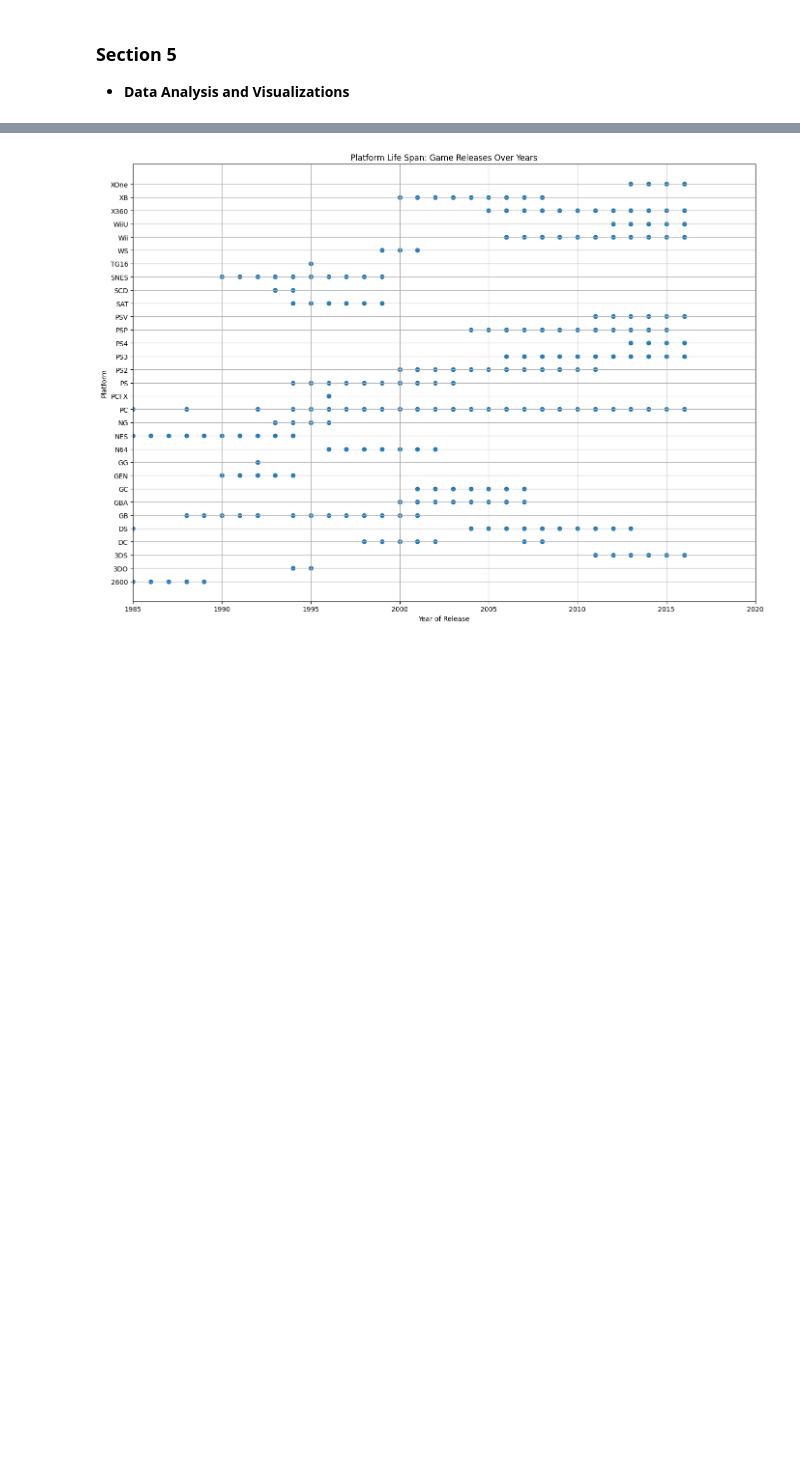
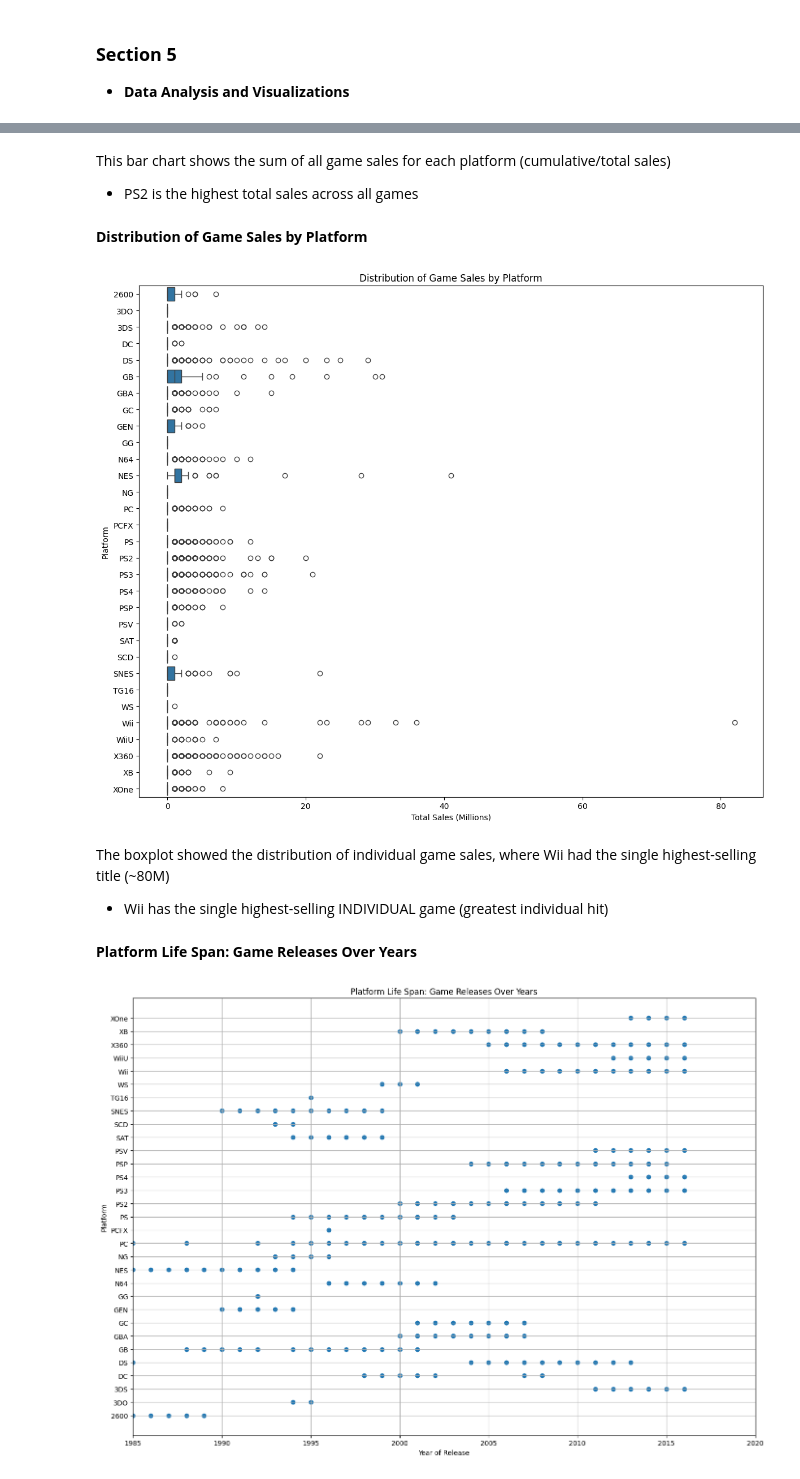
Before and after one commit to bea-bijanne/ice-games-analysis, a Jupyter notebook: ice_games_analysis.ipynb, the cells around one changed output, grey strips where cells are left out. Drawn from its saved outputs; the diff is of its cells as text; code cells hidden in the pictures; blank space fills up the shorter version.

```diff
--- a/ice_games_analysis.ipynb
+++ b/ice_games_analysis.ipynb
@@ -836,3 +824,28 @@ plt.show()
+# %% [markdown]
+This bar chart shows the sum of all game sales for each platform (cumulative/total sales)
+- PS2 is the highest total sales across all games
+# %% [markdown]
+**Distribution of Game Sales by Platform**
+# %%
+data_files_games['total_sales'] = data_files_games['na_sales'] + data_files_games['eu_sales'] + \
+                                 data_files_games['jp_sales'] + data_files_games['other_sales']
+
+plt.figure(figsize=(12, 10))
+
+sns.boxplot(x='total_sales', y='platform', data=data_files_games, orient='h')
+
+plt.xlabel('Total Sales (Millions)')
+plt.ylabel('Platform')
+plt.title('Distribution of Game Sales by Platform')
+plt.tight_layout()
+plt.show()
+# %% [output]
+[figure, added]
+# %% [markdown]
+The boxplot showed the distribution of individual game sales, where Wii had the single highest-selling title (~80M)
+- Wii has the single highest-selling INDIVIDUAL game (greatest individual hit)
+# %% [markdown]
+**Platform Life Span: Game Releases Over Years**
 # %%
 platform_cycle_visual = platform_life_span.reset_index()
 platform_cycle_visual = platform_cycle_visual.explode('years_of_release')
```
Also changed, not shown: parts of 53 cells of this notebook.
